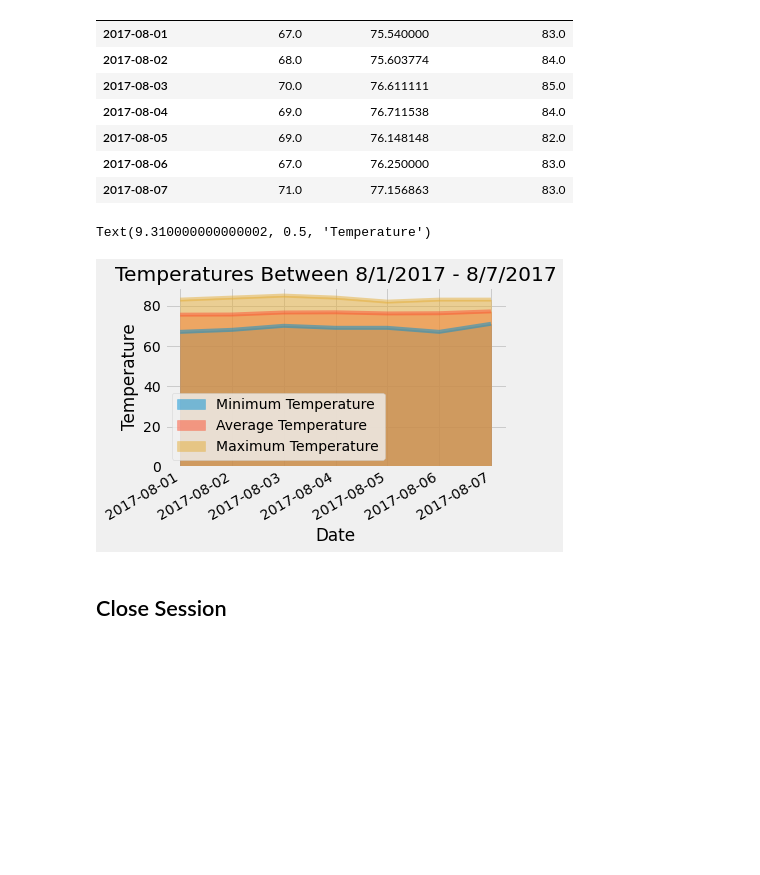
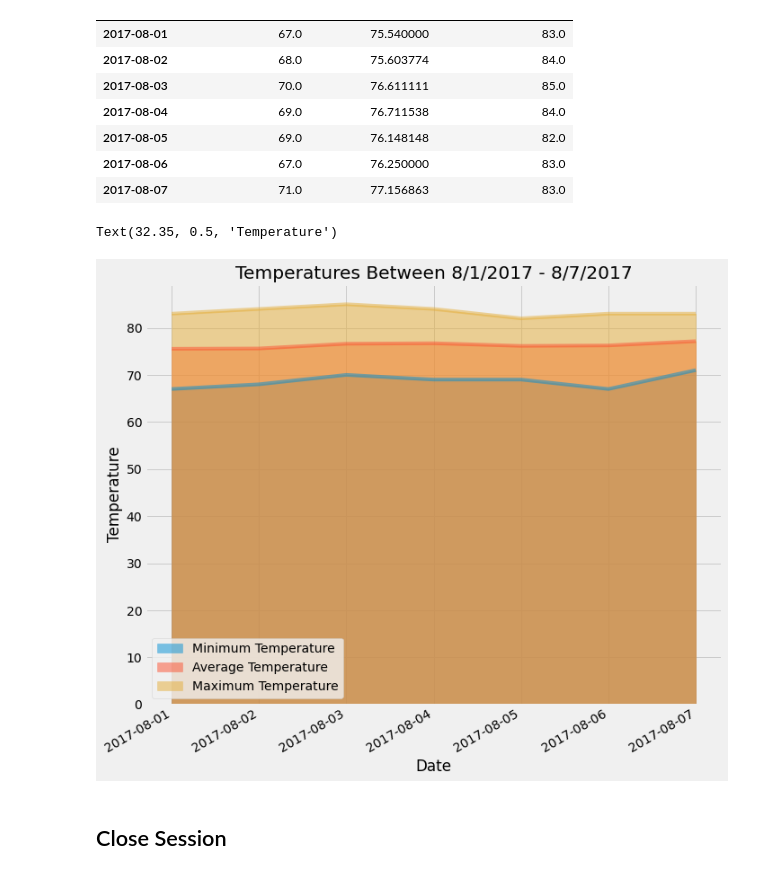
Before and after one commit to joekimga/sqlalchemy-challenge, a Jupyter notebook: temp_analysis_bonus_2_starter.ipynb, the cells around one changed output. Saved outputs shown, nothing was run; the diff lists cells and outputs as text; code cells hidden in the pictures; blank space fills up the shorter version.

Commit message:
images

```diff
--- a/temp_analysis_bonus_2_starter.ipynb
+++ b/temp_analysis_bonus_2_starter.ipynb
@@ -201,14 +201,14 @@ trip_dates_index
 | 2017-08-07 | 71.0 | 77.156863 | 83.0 |
 # %%
 # Plot the daily normals as an area plot with `stacked=False`
-trip_dates_index.plot(kind="area", stacked=False, x_compat=True)
+trip_dates_index.plot(kind="area", stacked=False, x_compat=True, figsize=(10,8))
 plt.tight_layout()
 plt.title("Temperatures Between 8/1/2017 - 8/7/2017")
 plt.xlabel("Date")
 plt.ylabel("Temperature")
 # %% [output]
-Text(9.310000000000002, 0.5, 'Temperature')
+Text(32.35, 0.5, 'Temperature')
-[figure, old version]
+[figure, new version]
 # %% [markdown]
 ## Close Session
 # %%
```
Also changed, not shown: 6 other files.
